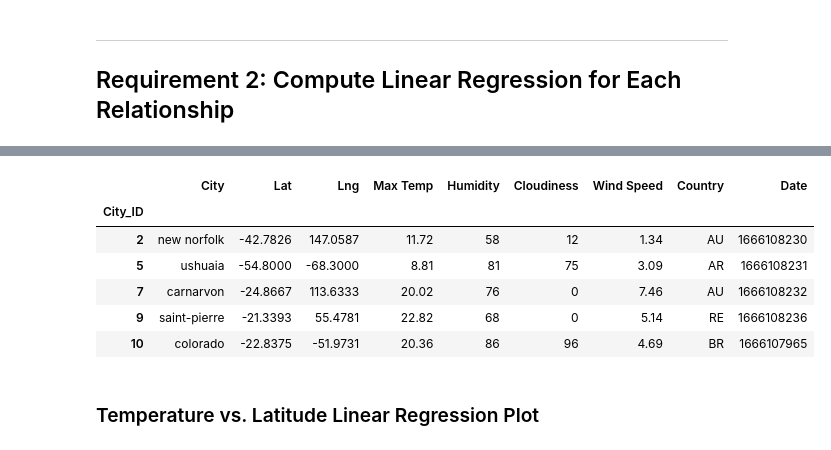
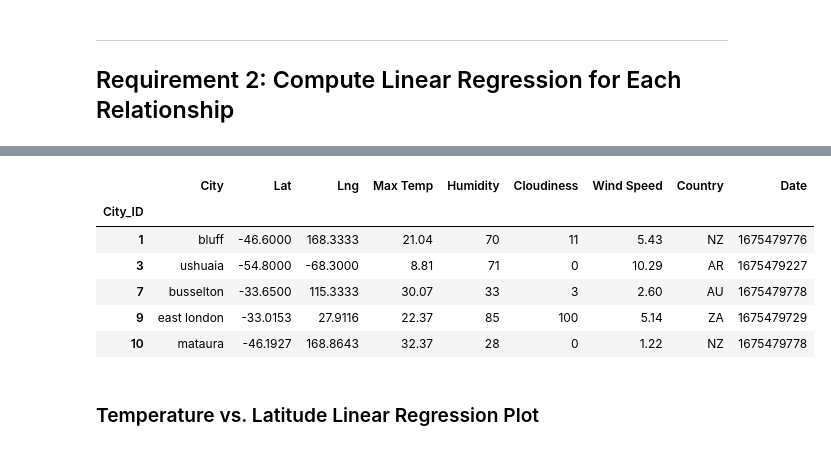
Before and after one commit to jmvandame/python-api-challenge, a Jupyter notebook: WeatherPy/WeatherPy.ipynb, the cells around one changed output, grey strips where cells are left out. Cells and saved outputs as stored; diff of their text form; code cells hidden in the pictures.

```diff
--- a/WeatherPy/WeatherPy.ipynb
+++ b/WeatherPy/WeatherPy.ipynb
@@ -273,16 +296,16 @@ northern_hemi_df.head()
 # %%
 # Create a DataFrame with the Southern Hemisphere data (Latitude < 0)
-# YOUR CODE HERE
+southern_hemi_df = city_data_df[city_data_df['Lat'] < 0]
 
 # Display sample data
 southern_hemi_df.head()
 # %% [output]
 |  | City | Lat | Lng | Max Temp | Humidity | Cloudiness | Wind Speed | Country | Date |
 | City_ID |  |  |  |  |  |  |  |  |  |
-| 2 | new norfolk | -42.7826 | 147.0587 | 11.72 | 58 | 12 | 1.34 | AU | 1666108230 |
-| 5 | ushuaia | -54.8000 | -68.3000 | 8.81 | 81 | 75 | 3.09 | AR | 1666108231 |
-| 7 | carnarvon | -24.8667 | 113.6333 | 20.02 | 76 | 0 | 7.46 | AU | 1666108232 |
-| 9 | saint-pierre | -21.3393 | 55.4781 | 22.82 | 68 | 0 | 5.14 | RE | 1666108236 |
-| 10 | colorado | -22.8375 | -51.9731 | 20.36 | 86 | 96 | 4.69 | BR | 1666107965 |
+| 1 | bluff | -46.6000 | 168.3333 | 21.04 | 70 | 11 | 5.43 | NZ | 1675479776 |
+| 3 | ushuaia | -54.8000 | -68.3000 | 8.81 | 71 | 0 | 10.29 | AR | 1675479227 |
+| 7 | busselton | -33.6500 | 115.3333 | 30.07 | 33 | 3 | 2.60 | AU | 1675479778 |
+| 9 | east london | -33.0153 | 27.9116 | 22.37 | 85 | 100 | 5.14 | ZA | 1675479729 |
+| 10 | mataura | -46.1927 | 168.8643 | 32.37 | 28 | 0 | 1.22 | NZ | 1675479778 |
 # %% [markdown]
 ###  Temperature vs. Latitude Linear Regression Plot
```
Also changed, not shown: parts of 28 cells of this notebook, 13 other files.
